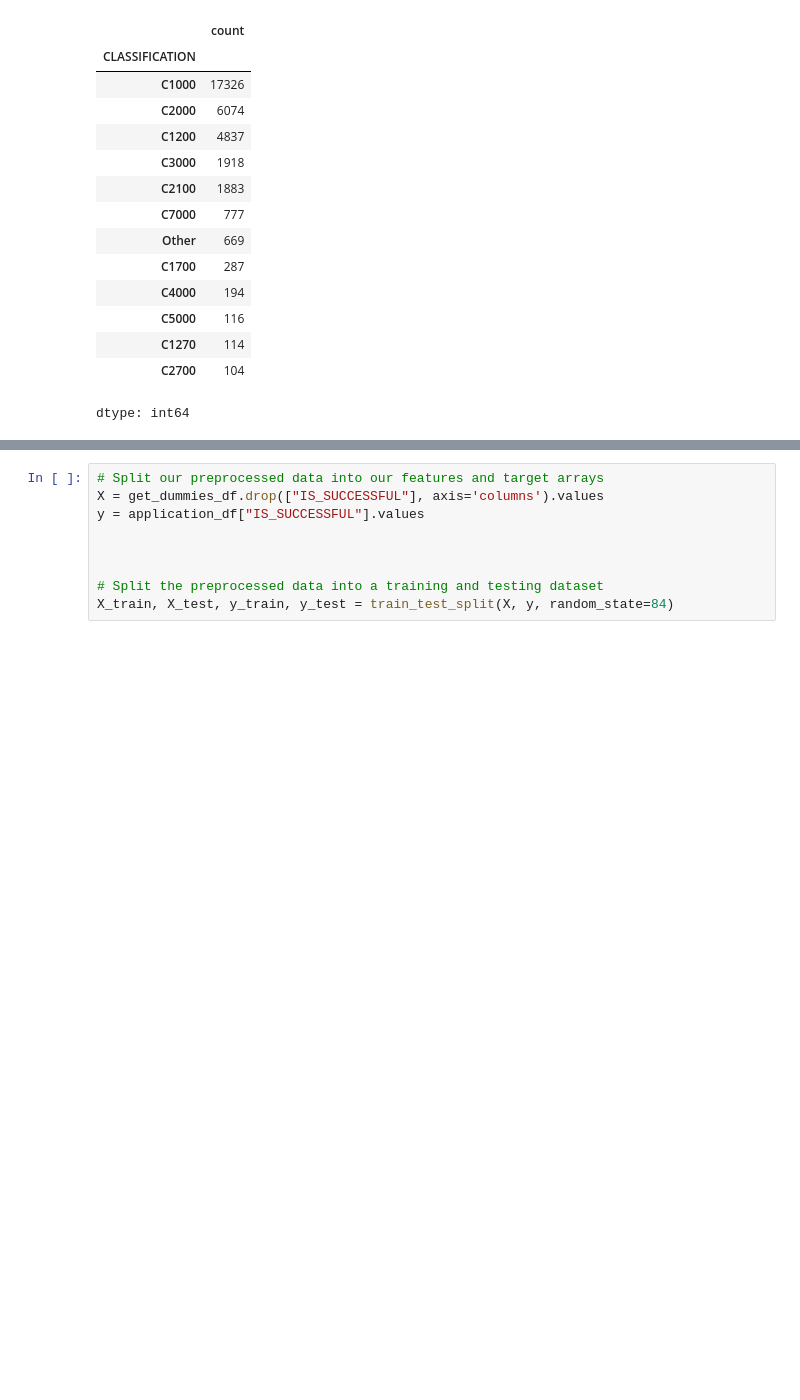
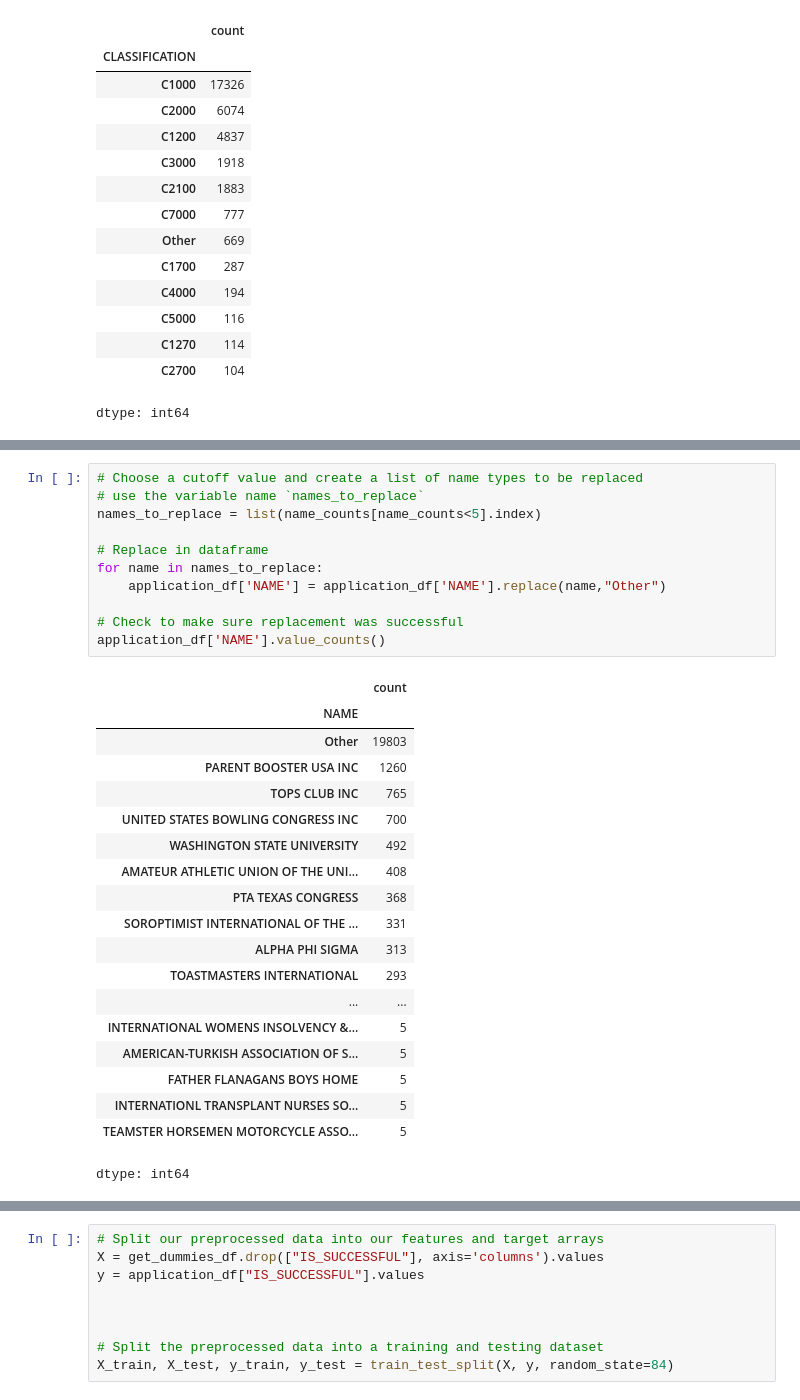
Before and after one commit to hannahkollmann/Deep-Learning-Challenge, a Jupyter notebook: AlphabetSoupCharity_Optimization.ipynb, the cells around one changed output, grey strips where cells are left out. Drawn from its saved outputs; the diff is of its cells as text; blank space fills up the shorter version.

```diff
--- a/AlphabetSoupCharity_Optimization.ipynb
+++ b/AlphabetSoupCharity_Optimization.ipynb
@@ -176,3 +196,34 @@ dtype: int64
+# %%
+# Choose a cutoff value and create a list of name types to be replaced
+# use the variable name `names_to_replace`
+names_to_replace = list(name_counts[name_counts<5].index)
+
+# Replace in dataframe
+for name in names_to_replace:
+    application_df['NAME'] = application_df['NAME'].replace(name,"Other")
+
+# Check to make sure replacement was successful
+application_df['NAME'].value_counts()
+# %% [output]
+|  | count |
+| NAME |  |
+| Other | 19803 |
+| PARENT BOOSTER USA INC | 1260 |
+| TOPS CLUB INC | 765 |
+| UNITED STATES BOWLING CONGRESS INC | 700 |
+| WASHINGTON STATE UNIVERSITY | 492 |
+| AMATEUR ATHLETIC UNION OF THE UNI... | 408 |
+| PTA TEXAS CONGRESS | 368 |
+| SOROPTIMIST INTERNATIONAL OF THE ... | 331 |
+| ALPHA PHI SIGMA | 313 |
+| TOASTMASTERS INTERNATIONAL | 293 |
+| ... | ... |
+| INTERNATIONAL WOMENS INSOLVENCY &... | 5 |
+| AMERICAN-TURKISH ASSOCIATION OF S... | 5 |
+| FATHER FLANAGANS BOYS HOME | 5 |
+| INTERNATIONL TRANSPLANT NURSES SO... | 5 |
+| TEAMSTER HORSEMEN MOTORCYCLE ASSO... | 5 |
+dtype: int64
 # %%
 # Convert categorical data to numeric with `pd.get_dummies`
 get_dummies_df = pd.get_dummies(application_df)
```
Also changed, not shown: parts of 7 cells of this notebook.
